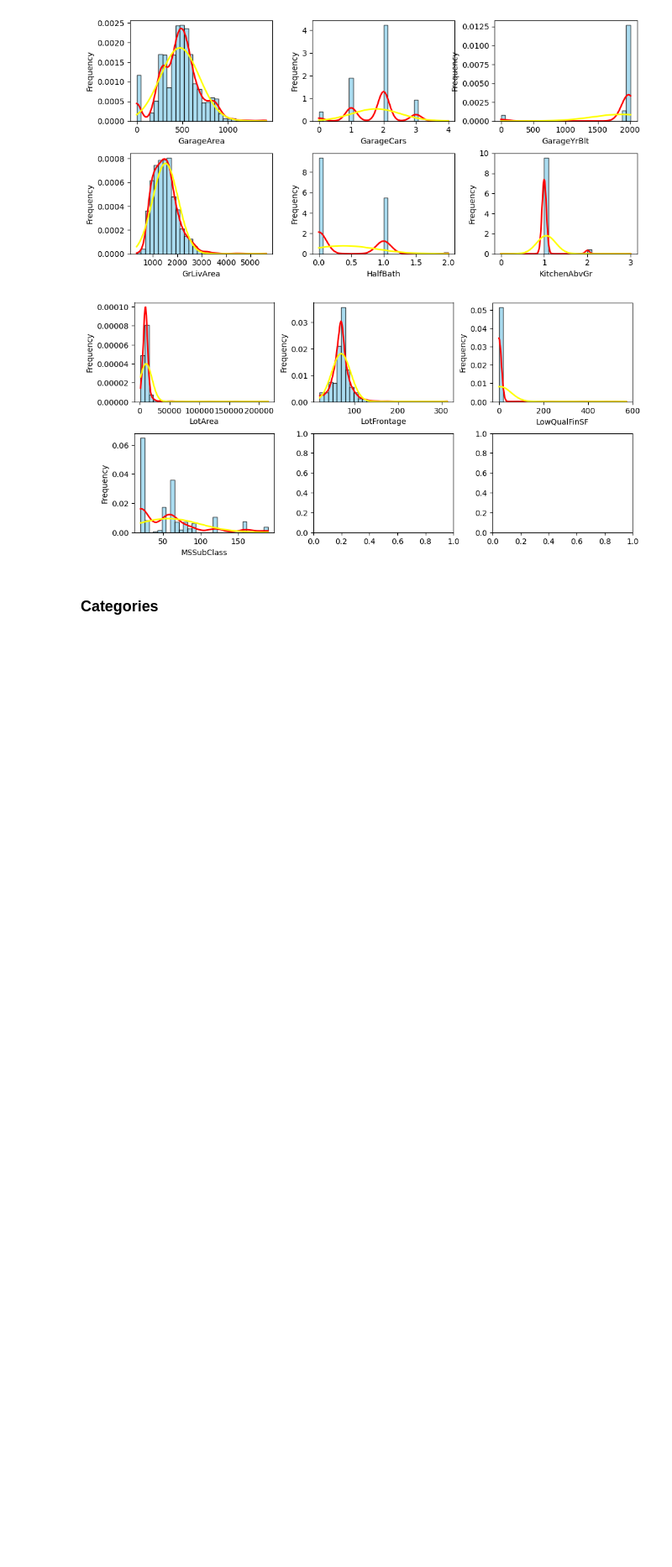
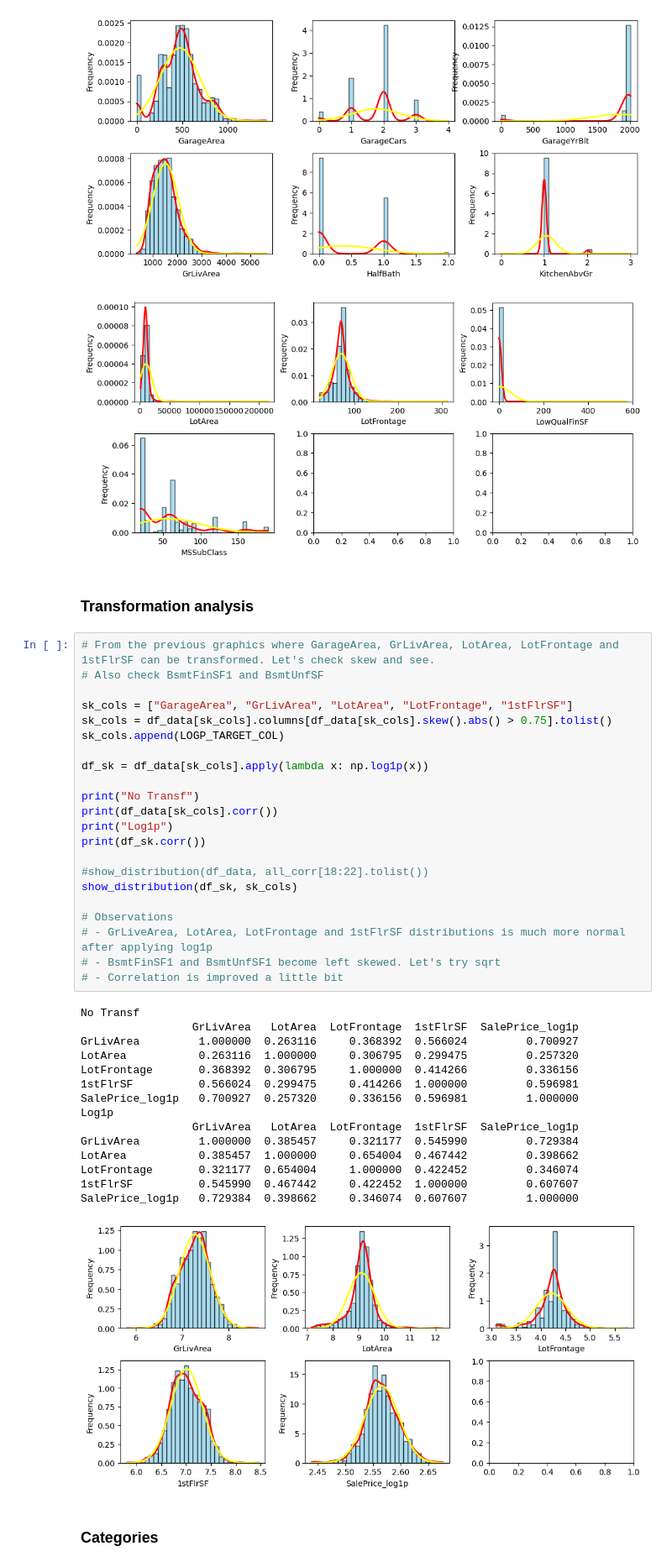
Before and after one commit to javrudsky/machine_learning, a Jupyter notebook: kaggle/housing/housing_v2.ipynb, the cells around one changed output. Shown at 84% size. Cells and saved outputs as stored; diff of their text form; blank space fills up the shorter version.

```diff
--- a/kaggle/housing/housing_v2.ipynb
+++ b/kaggle/housing/housing_v2.ipynb
@@ -1159,6 +1156,46 @@ show_distribution(df_data, all_corr[18:22].tolist())
 [figure]
 [figure]
 [figure]
+# %% [markdown]
+### Transformation analysis
+# %%
+# From the previous graphics where GarageArea, GrLivArea, LotArea, LotFrontage and 1stFlrSF can be transformed. Let's check skew and see.
+# Also check BsmtFinSF1 and BsmtUnfSF
+
+sk_cols = ["GarageArea", "GrLivArea", "LotArea", "LotFrontage", "1stFlrSF"]
+sk_cols = df_data[sk_cols].columns[df_data[sk_cols].skew().abs() > 0.75].tolist()
+sk_cols.append(LOGP_TARGET_COL)
+
+df_sk = df_data[sk_cols].apply(lambda x: np.log1p(x))
+
+print("No Transf")
+print(df_data[sk_cols].corr())
+print("Log1p")
+print(df_sk.corr())
+
+#show_distribution(df_data, all_corr[18:22].tolist())
+show_distribution(df_sk, sk_cols)
+
+# Observations
+# - GrLiveArea, LotArea, LotFrontage and 1stFlrSF distributions is much more normal after applying log1p
+# - BsmtFinSF1 and BsmtUnfSF1 become left skewed. Let's try sqrt
+# - Correlation is improved a little bit
+# %% [output]
+No Transf
+                 GrLivArea   LotArea  LotFrontage  1stFlrSF  SalePrice_log1p
+GrLivArea         1.000000  0.263116     0.368392  0.566024         0.700927
+LotArea           0.263116  1.000000     0.306795  0.299475         0.257320
+LotFrontage       0.368392  0.306795     1.000000  0.414266         0.336156
+1stFlrSF          0.566024  0.299475     0.414266  1.000000         0.596981
+SalePrice_log1p   0.700927  0.257320     0.336156  0.596981         1.000000
+Log1p
+                 GrLivArea   LotArea  LotFrontage  1stFlrSF  SalePrice_log1p
+GrLivArea         1.000000  0.385457     0.321177  0.545990         0.729384
+LotArea           0.385457  1.000000     0.654004  0.467442         0.398662
+LotFrontage       0.321177  0.654004     1.000000  0.422452         0.346074
+1stFlrSF          0.545990  0.467442     0.422452  1.000000         0.607607
+SalePrice_log1p   0.729384  0.398662     0.346074  0.607607         1.000000
+[figure, added]
 # %% [markdown]
 ### Categories
 # %% [markdown]
```
Also changed, not shown: parts of 26 cells of this notebook.
